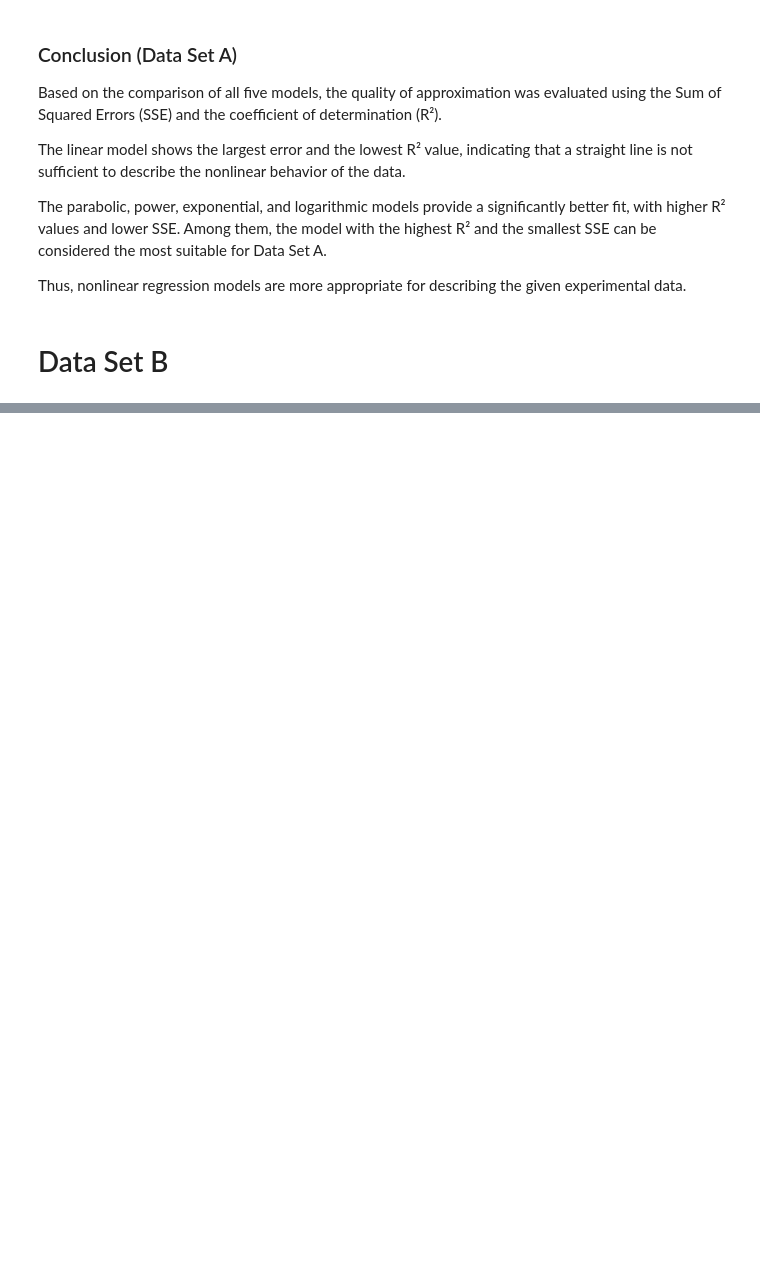
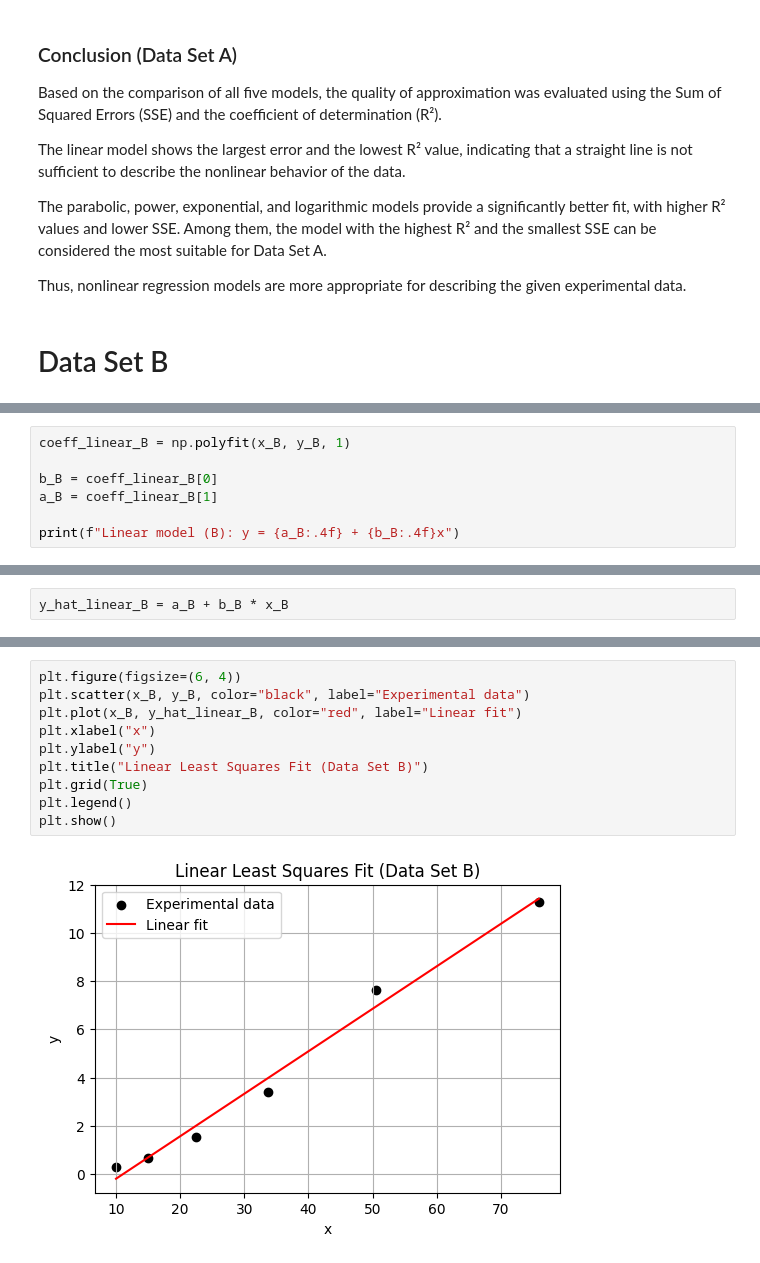
Before and after one commit to Altusha4/least_squares, a Jupyter notebook: least_squares.ipynb, the cells around one changed output, grey strips where cells are left out. Drawn from its saved outputs; the diff is of its cells as text; blank space fills up the shorter version.

Commit message:
Add linear least squares model for Data Set B

```diff
--- a/least_squares.ipynb
+++ b/least_squares.ipynb
@@ -259,0 +315,7 @@ plt.show()
+# %%
+coeff_linear_B = np.polyfit(x_B, y_B, 1)
+
+b_B = coeff_linear_B[0]
+a_B = coeff_linear_B[1]
+
+print(f"Linear model (B): y = {a_B:.4f} + {b_B:.4f}x")
@@ -259,0 +324,2 @@ plt.show()
+# %%
+y_hat_linear_B = a_B + b_B * x_B
@@ -259,0 +342,12 @@ plt.show()
+# %%
+plt.figure(figsize=(6, 4))
+plt.scatter(x_B, y_B, color="black", label="Experimental data")
+plt.plot(x_B, y_hat_linear_B, color="red", label="Linear fit")
+plt.xlabel("x")
+plt.ylabel("y")
+plt.title("Linear Least Squares Fit (Data Set B)")
+plt.grid(True)
+plt.legend()
+plt.show()
+# %% [output]
+[figure, added]
```
Also changed, not shown: parts of 24 cells of this notebook.
